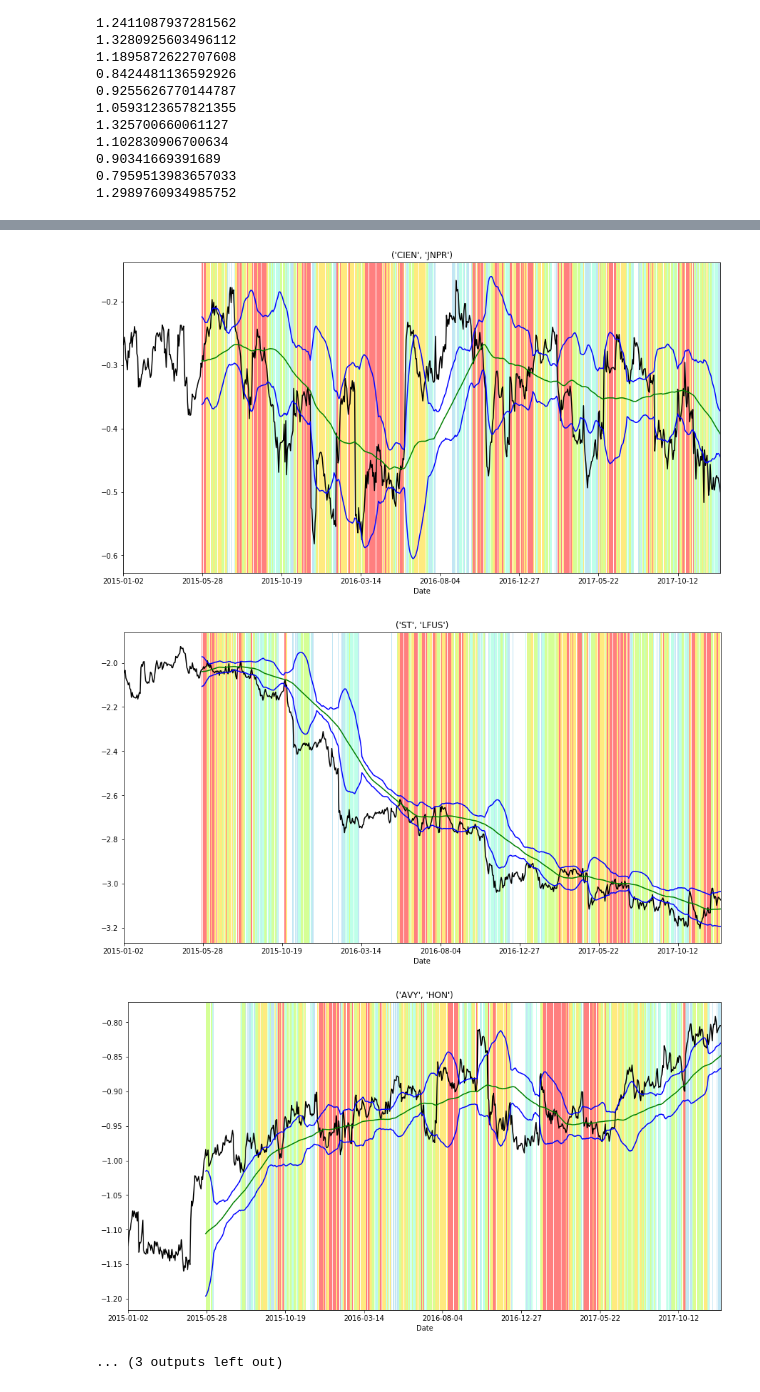
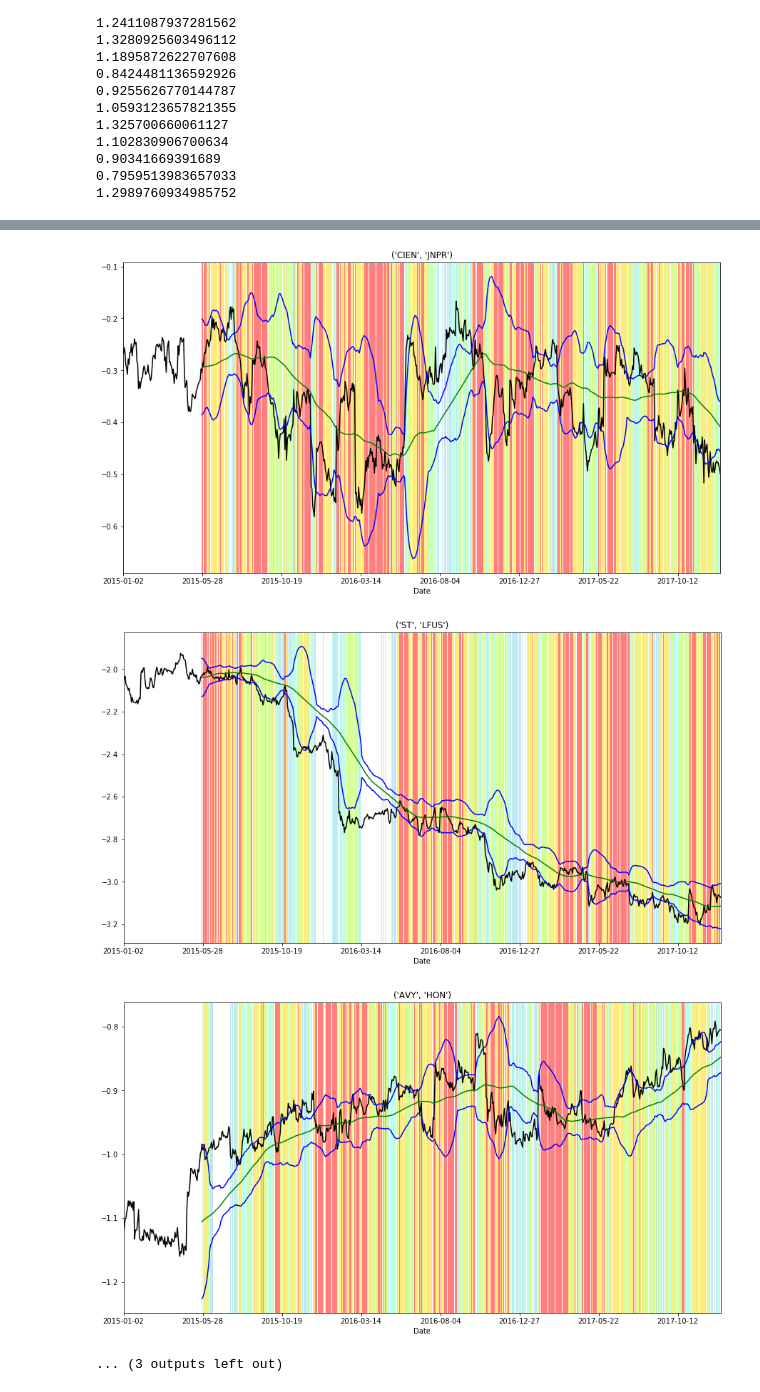
Before and after one commit to maks-ivanov/cs189_pairs_trading, a Jupyter notebook: Residuals Data.ipynb, the cells around one changed output, grey strips where cells are left out. Saved outputs shown, nothing was run; the diff lists cells and outputs as text; code cells hidden in the pictures.

```diff
--- a/Residuals Data.ipynb
+++ b/Residuals Data.ipynb
@@ -48,3 +24,5 @@ prices
+# %%
+prices = pd.read_pickle('prices.pkl')
 # %%
 def compute_hedge(stock1, stock2, start, end):
         slice_ = np.log(prices[[stock1,stock2]].dropna()[start:end])
@@ -137,7 +93,7 @@ def mean_reversion_sequence(series, ma_lookback, sd_lookback, sd_threshold=0.75)
     result = pd.Series(index = series.index, data=result)
     return result
 # %%
-def zonify(series, ma_lookback, sd_lookback, zone_width = 0.75):
+def zonify(series, ma_lookback, sd_lookback, zone_width = 1):
     """
     Label each point into its respective bucket, determined by how many SDs away from the MA_LOOKBACK simple moving
     average. Every ZONE_WIDTH SDs is one bucket.
@@ -165,8 +121,8 @@ for i in range(len(PAIRS)):
     ma = residual.rolling(window=MA_LOOKBACK, center=False).mean()
     sd = residual.rolling(window=SD_LOOKBACK, center=False).std()
     ma.plot(color='g',figsize=(15,8))
-    (ma+1.5*sd).plot(color='b')
-    (ma-1.5*sd).plot(color='b')
+    (ma+2*sd).plot(color='b')
+    (ma-2*sd).plot(color='b')
 
 
     colors = {1.0:'red', 2.0:'gold', 3.0: 'greenyellow', 4.0: 'aquamarine', 5.0: 'skyblue'}
@@ -188,6 +144,6 @@ for i in range(len(PAIRS)):
-[figure, old version]
+[figure, new version]
-[figure, old version]
+[figure, new version]
-[figure, old version]
+[figure, new version]
 ... (3 outputs left out)
 # %%
 ZONED_RESIDUALS = dict()
```
Also changed, not shown: parts of 11 cells of this notebook.
